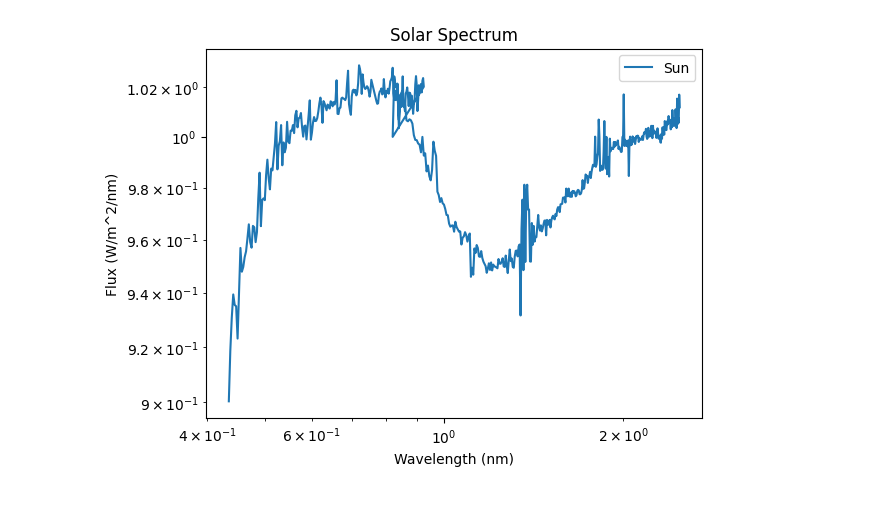
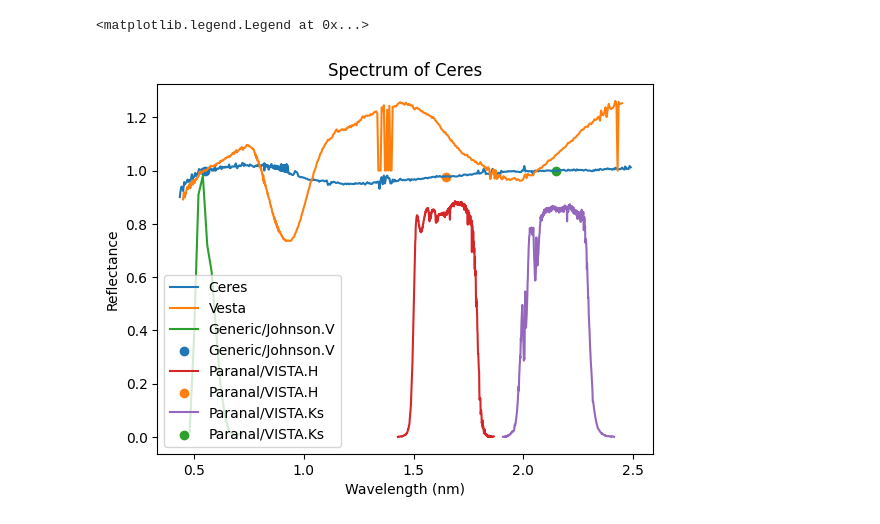
Before and after one commit to bcarry/ska, a Jupyter notebook: sandbox/test_ska.ipynb, the cells around one changed output. Cells and saved outputs as stored; diff of their text form; code cells hidden in the pictures.

```diff
--- a/sandbox/test_ska.ipynb
+++ b/sandbox/test_ska.ipynb
@@ -18,4 +15,2 @@ import ska.tools as skatools
 # %%
-sun = ska.Spectrum()
-sun.from_csv('sun.csv')
-sun.Wavelength#.dtype
+sun = ska.Spectrum('sun.csv')
@@ -24,3 +16,0 @@ dtype('float64')
-# %%
-sun = ska.Spectrum('ceres.csv')
-sun.Wavelength#.dtype
@@ -64,0 +26,9 @@ array([0.435 , 0.4375, 0.44  , 0.4425, 0.445 , 0.4475, 0.45  , 0.4525,
+# %%
+sun.compute_color( V, H, phot_sys='Vega')
+sun.Flux = sun.Flux / sun.Flux.max()
+# %%
+ceres = ska.Spectrum('ceres.csv')
+ceres.reflectance_to_color( V, H, phot_sys='Vega')
+
+vesta = ska.Spectrum('vesta.csv')
+vesta.reflectance_to_color( V, H, phot_sys='Vega')
@@ -65,17 +73,23 @@ array([0.435 , 0.4375, 0.44  , 0.4425, 0.445 , 0.4475, 0.45  , 0.4525,
 # %%
 fig, ax = plt.subplots()
 
 
-ax.plot(sun.Wavelength, sun.Flux, label='Sun')
+ax.plot(ceres.Wavelength, ceres.Flux, label='Ceres')
+ax.plot(vesta.Wavelength, vesta.Flux, label='Vesta')
 
-# ax.plot( H.wave, H.trans, label='H')
-# ax.plot( K.wave, K.trans, label='H')
+for filt in [V, H, K]:
+    refl = filt.compute_flux(ceres)
+    cent = filt.central_wavelength
+
+    ax.plot( filt.wave, filt.trans, label=filt.id)
+    ax.scatter(cent, refl, label=filt.id)
 
 ax.set_xlabel('Wavelength (nm)')
-ax.set_ylabel('Flux (W/m^2/nm)')
-ax.set_title('Solar Spectrum')
+ax.set_ylabel('Reflectance')
+ax.set_title('Spectrum of Ceres')
 ax.legend()
-ax.set_xscale('log')
-ax.set_yscale('log')
+# ax.set_xscale('log')
+# ax.set_yscale('log')
 # %% [output]
+<matplotlib.legend.Legend at 0x...>
-[figure, old version]
+[figure, new version]
```
Also changed, not shown: parts of 16 cells of this notebook, 8 other files.
